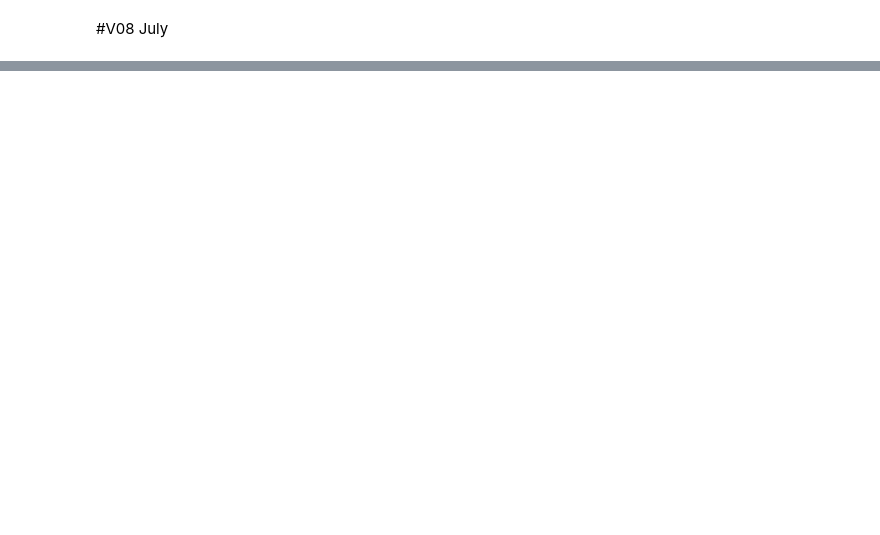
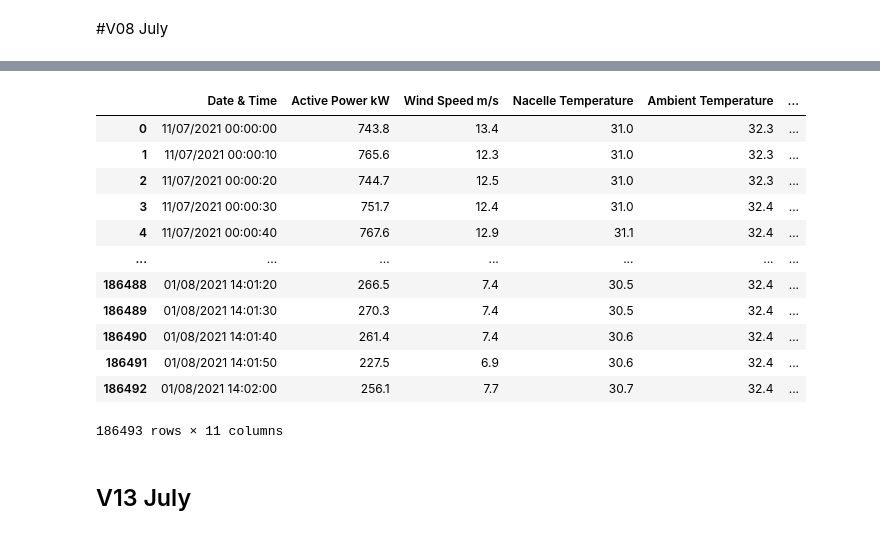
Before and after one commit to entc-17-fyp-20/CM_Data_Visualizing, a Jupyter notebook: Preprocessing.ipynb, the cells around one changed output, grey strips where cells are left out. Saved outputs shown, nothing was run; the diff lists cells and outputs as text; code cells hidden in the pictures; blank space fills up the shorter version.

```diff
--- a/Preprocessing.ipynb
+++ b/Preprocessing.ipynb
@@ -39,2 +82,4 @@ df4
 # %% [markdown]
 #V08 July
+# %%
+df6 = pd.read_csv(url6)
@@ -40,0 +106,25 @@ df4
+# %%
+df6["voltage"] = (df6["Voltage Phase R"] + df6["Voltage Phase  S"]+ df6["Voltage Phase T"])/3
+df6["current"]  = (df6["Current Phase R"] + df6["Current Phase S"]+ df6["Current Phase T"])/3
+df6["Gearbox & Bearing temp"]  = (df6["Gearbox Bearing Temperature"] + df6["Gearbox oil Temperature"]+ df6["Generator Winding Temperature Phase R"]+df6["Generator Winding Temperature Phase S"]+df6["Generator Winding Temperature Phase T"]+df6["Main bearing Temperature"] + df6["Generator Bearing Temperature DE"]+ df6["Generator Bearing Temperature NDE"])/8
+
+
+df6.drop(["Reactive Power kVAR", "Frequency Hz","Voltage Phase R","Voltage Phase  S","Voltage Phase T","Current Phase R","Current Phase S","Current Phase T","Gearbox Bearing Temperature","Gearbox oil Temperature","Generator Winding Temperature Phase R","Generator Winding Temperature Phase S","Generator Winding Temperature Phase T","Main bearing Temperature","Generator Bearing Temperature DE","Generator Bearing Temperature NDE"], axis='columns', inplace=True)
+# %%
+df6
+# %% [output]
+|  | Date & Time | Active Power kW | Wind Speed m/s | Nacelle Temperature | Ambient Temperature | ... |
+| 0 | 11/07/2021 00:00:00 | 743.8 | 13.4 | 31.0 | 32.3 | ... |
+| 1 | 11/07/2021 00:00:10 | 765.6 | 12.3 | 31.0 | 32.3 | ... |
+| 2 | 11/07/2021 00:00:20 | 744.7 | 12.5 | 31.0 | 32.3 | ... |
+| 3 | 11/07/2021 00:00:30 | 751.7 | 12.4 | 31.0 | 32.4 | ... |
+| 4 | 11/07/2021 00:00:40 | 767.6 | 12.9 | 31.1 | 32.4 | ... |
+| ... | ... | ... | ... | ... | ... | ... |
+| 186488 | 01/08/2021 14:01:20 | 266.5 | 7.4 | 30.5 | 32.4 | ... |
+| 186489 | 01/08/2021 14:01:30 | 270.3 | 7.4 | 30.5 | 32.4 | ... |
+| 186490 | 01/08/2021 14:01:40 | 261.4 | 7.4 | 30.6 | 32.4 | ... |
+| 186491 | 01/08/2021 14:01:50 | 227.5 | 6.9 | 30.6 | 32.4 | ... |
+| 186492 | 01/08/2021 14:02:00 | 256.1 | 7.7 | 30.7 | 32.4 | ... |
+186493 rows × 11 columns
+# %% [markdown]
+## V13 July
```
Also changed, not shown: parts of 21 cells of this notebook.
